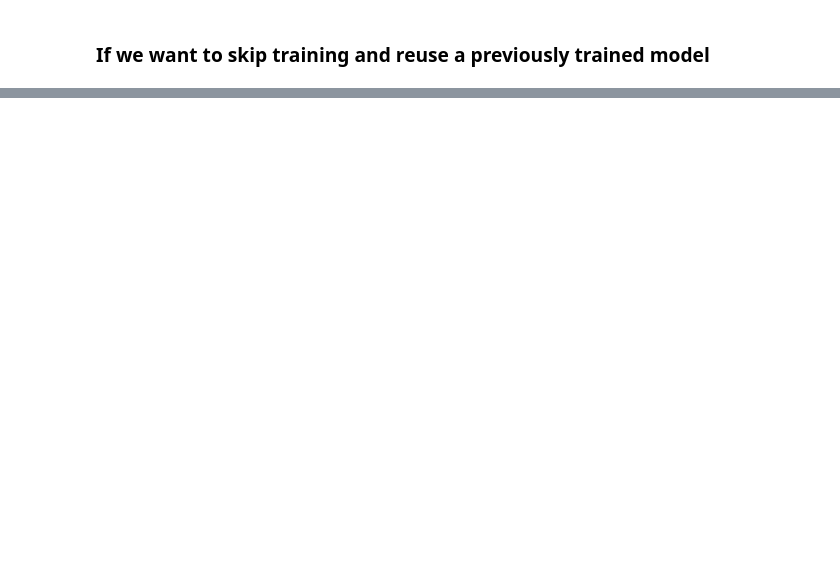
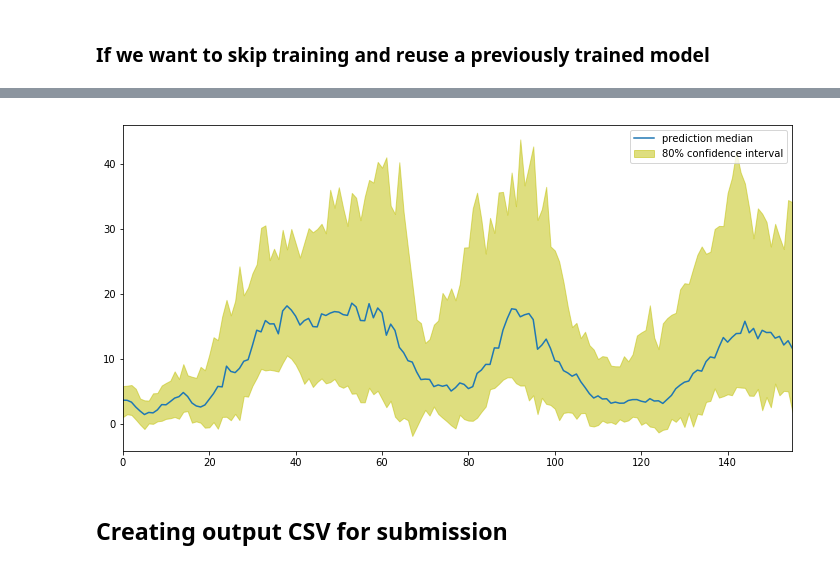
Before and after one commit to bmaingret/dengAI, a Jupyter notebook: 1-deepAR.ipynb, the cells around one changed output, grey strips where cells are left out. Drawn from its saved outputs; the diff is of its cells as text; code cells hidden in the pictures; blank space fills up the shorter version.

Commit message:
Feat: submission ready

```diff
--- a/1-deepAR.ipynb
+++ b/1-deepAR.ipynb
@@ -192,0 +250,6 @@ prediction_list.shape
+# %%
+display_quantiles(predictions_iq, None)
+# %% [output]
+[figure, added]
+# %% [markdown]
+## Creating output CSV for submission
```
Also changed, not shown: parts of 23 cells of this notebook, 3 other files.
